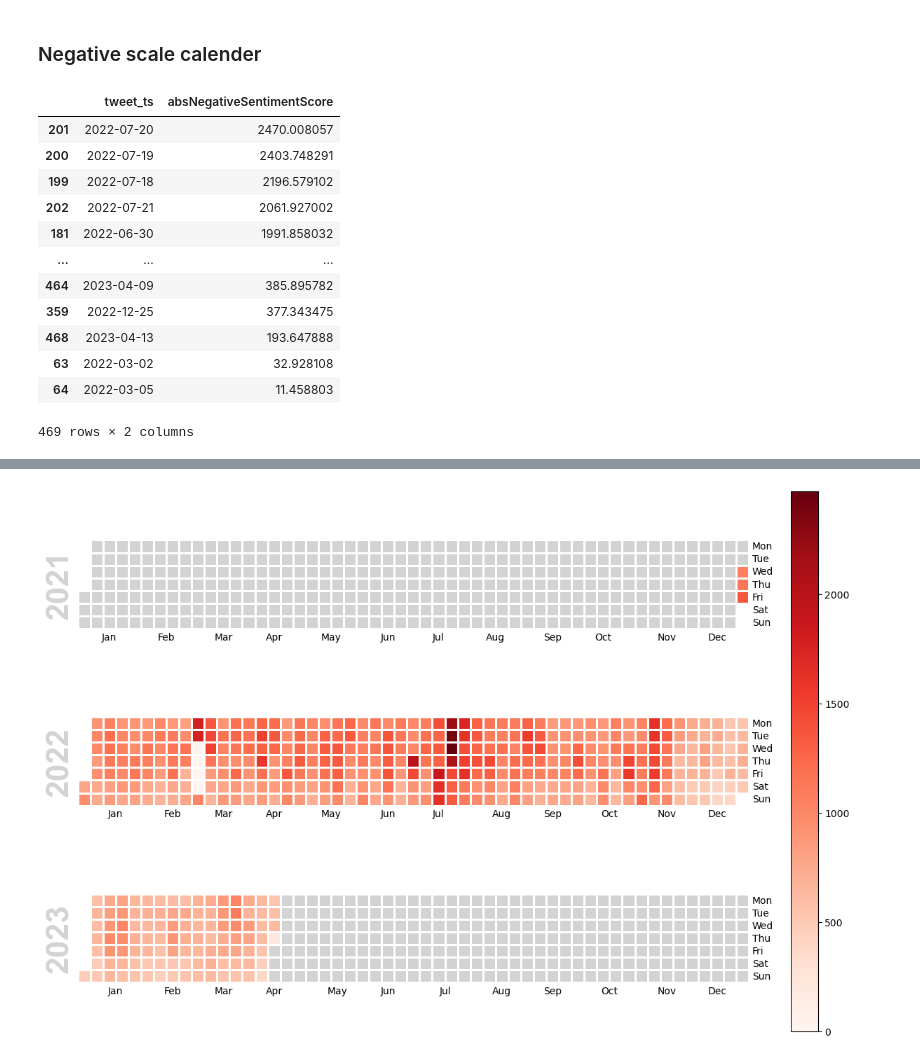
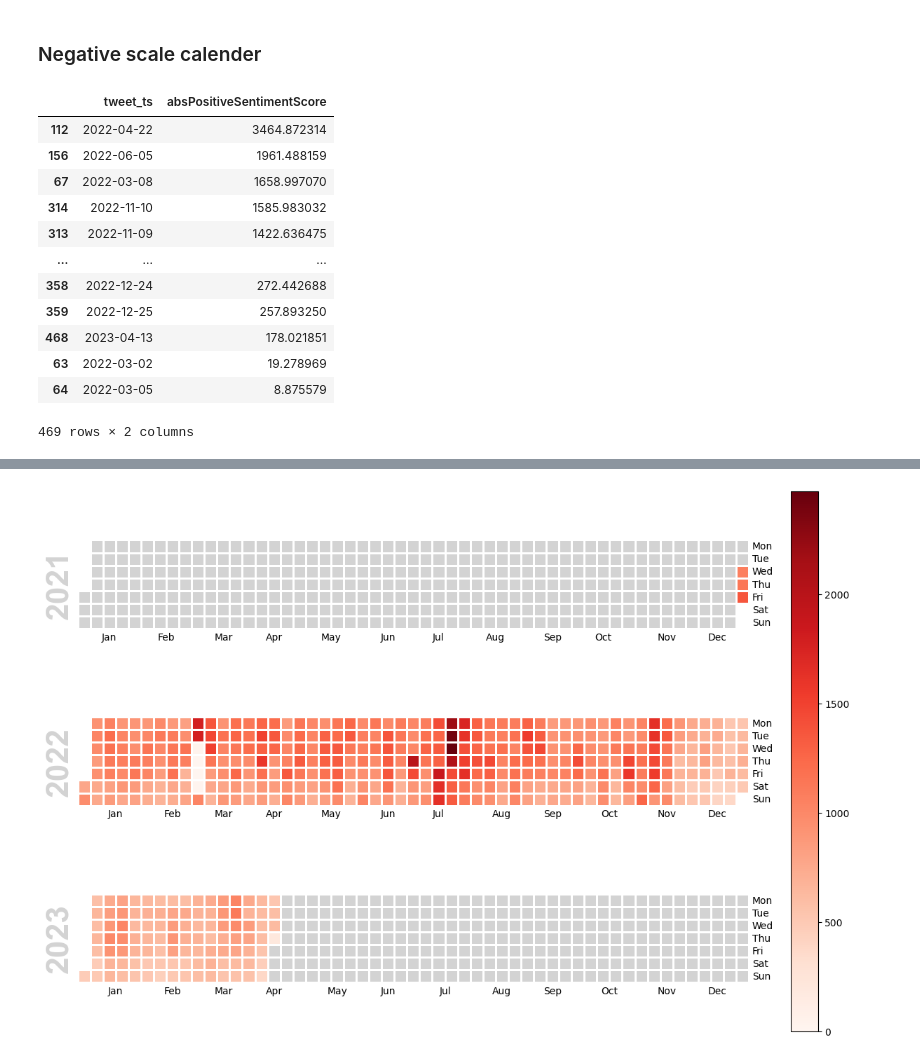
Before and after one commit to yarynakorduba/smt, a Jupyter notebook: twitter_res/visualizations.ipynb, the cells around one changed output, grey strips where cells are left out. Drawn from its saved outputs; the diff is of its cells as text; code cells hidden in the pictures.

```diff
--- a/twitter_res/visualizations.ipynb
+++ b/twitter_res/visualizations.ipynb
@@ -349,21 +349,21 @@ old_df_daily_abs_positivity = old_df_daily_abs_positivity.rename(columns={"posit
 old_df_daily_abs_positivity["tweet_ts"] = pd.to_datetime(old_df_daily_abs_positivity['tweet_ts'], format='%d-%m-%Y')
 old_df_daily_abs_positivity = old_df_daily_abs_positivity.sort_values(by=['tweet_ts'])
 # %%
-new_df_daily_abs_negativity .sort_values('absNegativeSentimentScore', ascending=False)
+new_df_daily_abs_positivity .sort_values('absPositiveSentimentScore', ascending=False)
 # [
         # (new_df_daily_abs_negativity['tweet_ts'] >= '2022-07-10') & (new_df_daily_abs_negativity['tweet_ts'] <= '2022-07-30') \
     # ]
 # %% [output]
-|  | tweet_ts | absNegativeSentimentScore |
-| 201 | 2022-07-20 | 2470.008057 |
-| 200 | 2022-07-19 | 2403.748291 |
-| 199 | 2022-07-18 | 2196.579102 |
-| 202 | 2022-07-21 | 2061.927002 |
-| 181 | 2022-06-30 | 1991.858032 |
+|  | tweet_ts | absPositiveSentimentScore |
+| 112 | 2022-04-22 | 3464.872314 |
+| 156 | 2022-06-05 | 1961.488159 |
+| 67 | 2022-03-08 | 1658.997070 |
+| 314 | 2022-11-10 | 1585.983032 |
+| 313 | 2022-11-09 | 1422.636475 |
 | ... | ... | ... |
-| 464 | 2023-04-09 | 385.895782 |
-| 359 | 2022-12-25 | 377.343475 |
-| 468 | 2023-04-13 | 193.647888 |
-| 63 | 2022-03-02 | 32.928108 |
-| 64 | 2022-03-05 | 11.458803 |
+| 358 | 2022-12-24 | 272.442688 |
+| 359 | 2022-12-25 | 257.893250 |
+| 468 | 2023-04-13 | 178.021851 |
+| 63 | 2022-03-02 | 19.278969 |
+| 64 | 2022-03-05 | 8.875579 |
 469 rows × 2 columns
```
Also changed, not shown: parts of 12 cells of this notebook, 1 other file.
